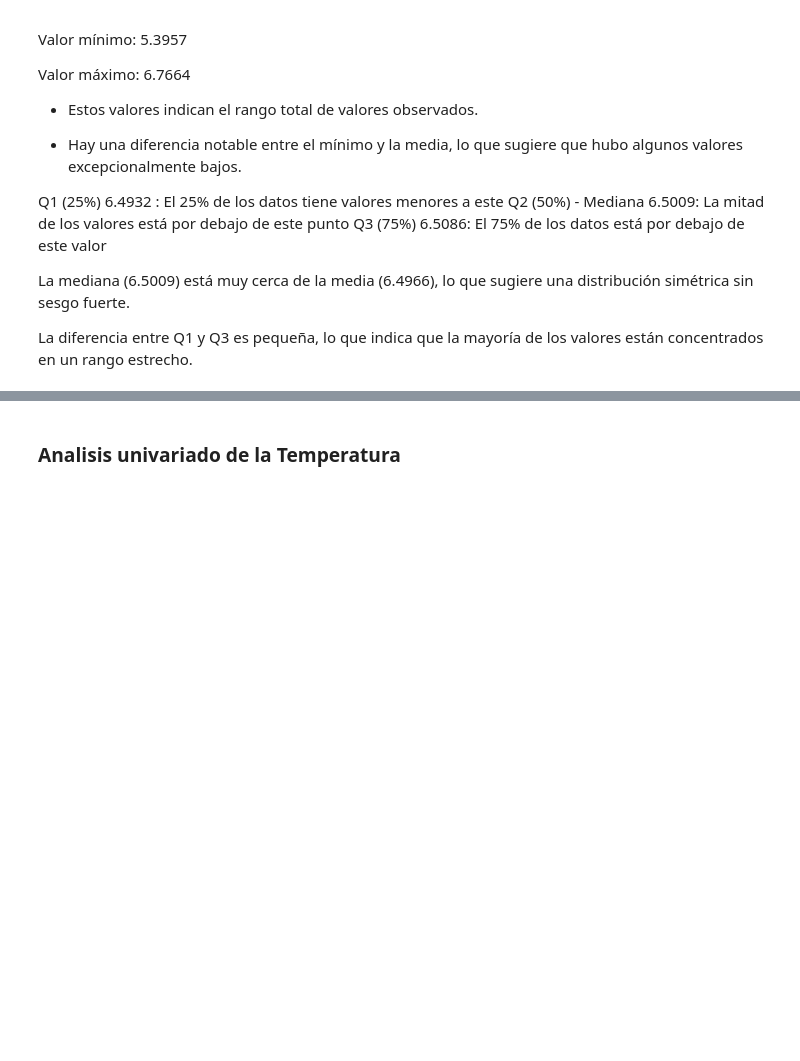
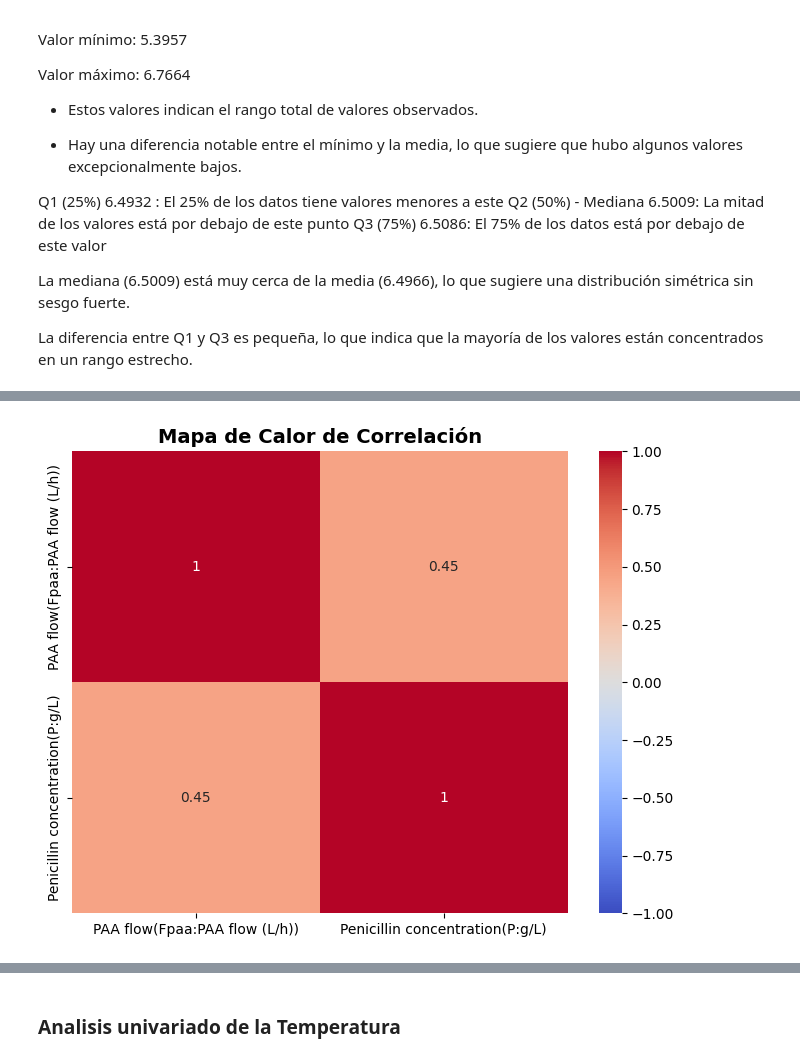
Before and after one commit to MavelSterling/proyecto_reto_insulina_INRAE, a Jupyter notebook: src/proyecto_rnn_penicilina_test.ipynb, the cells around one changed output, grey strips where cells are left out. Saved outputs shown, nothing was run; the diff lists cells and outputs as text; code cells hidden in the pictures; blank space fills up the shorter version.

```diff
--- a/src/proyecto_rnn_penicilina_test.ipynb
+++ b/src/proyecto_rnn_penicilina_test.ipynb
@@ -205,0 +241,11 @@ f"Datos faltantes en la columna 'pH(pH:pH)': {missing_values}"
+# %%
+import seaborn as sns
+
+plt.figure(figsize=(8, 6))
+sns.heatmap(dataset[["PAA flow(Fpaa:PAA flow (L/h))", "Penicillin concentration(P:g/L)"]].corr(),
+            annot=True, cmap="coolwarm", vmin=-1, vmax=1)
+
+plt.title("Mapa de Calor de Correlación", fontsize=14, fontweight="bold")
+plt.show()
+# %% [output]
+[figure, added]
```
Also changed, not shown: parts of 8 cells of this notebook.
